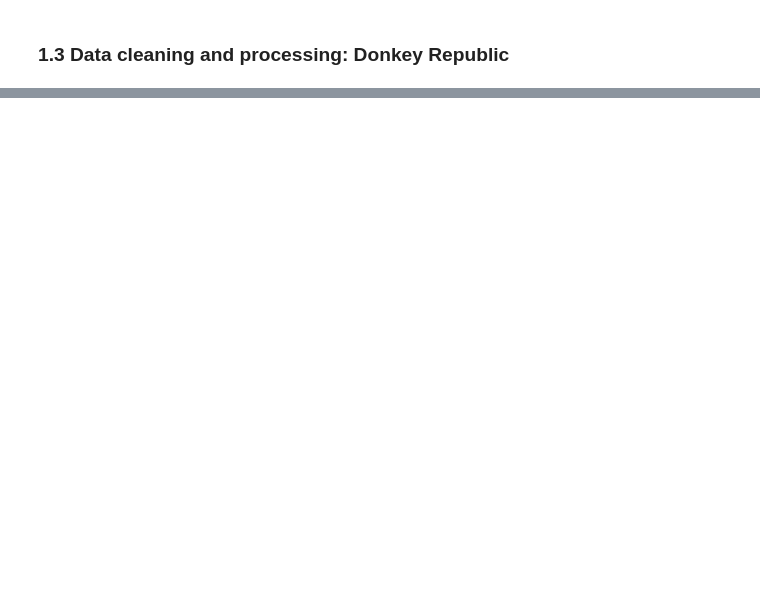
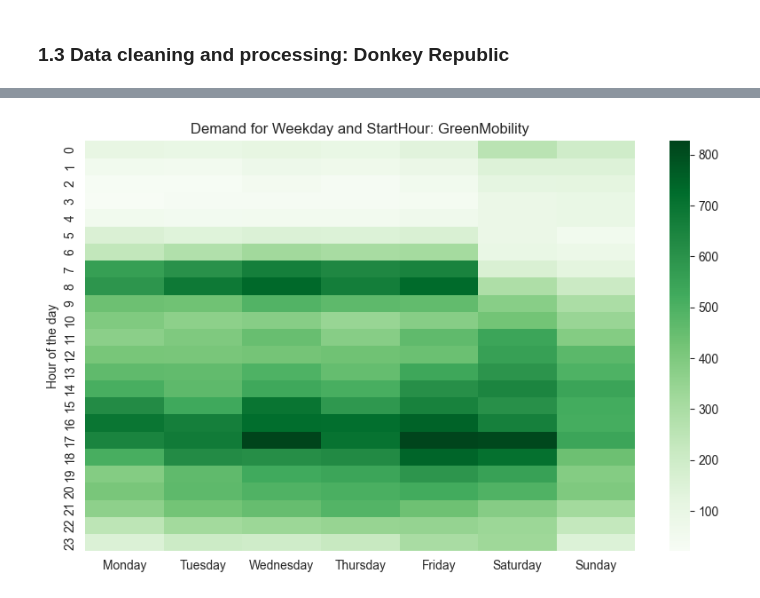
Before and after one commit to mihainipomici/multimodal_public_transport_copenhagen, a Jupyter notebook: notebooks/EDA_final.ipynb, the cells around one changed output, grey strips where cells are left out. Drawn from its saved outputs; the diff is of its cells as text; code cells hidden in the pictures; blank space fills up the shorter version.

```diff
--- a/notebooks/EDA_final.ipynb
+++ b/notebooks/EDA_final.ipynb
@@ -645 +802,7 @@ plt.show()
+# %%
+gm_processing['UserID'] = gm_processing['UserID'].astype(int)
+gm_processing_groupusers = gm_processing.groupby('UserID')\
+    .agg({'TripID':'count','TripDurationMinutes':'mean','KmDriven':'mean'})\
+    .reset_index().rename(columns={'TripID':'Number of trips','TripDurationMinutes':'Time (min)','KmDriven':'Trip (km)'})\
+    .sort_values('Number of trips',ascending=False)
 # %%
@@ -648,0 +1085,24 @@ gm_original.describe().T.style.format("{:.2f}")
+# %%
+import seaborn as sns
+import matplotlib.pyplot as plt
+# Assuming day_hour is a DataFrame you have defined earlier
+
+# Reshape the data into a matrix
+test_gm['StartHour'] = test_gm['StartHour'].astype(int)
+matrix = test_gm.pivot(index='StartHour', columns='Weekday', values='TripID')
+
+# Order list for the weekdays
+orderlist = ['Monday', 'Tuesday', 'Wednesday', 'Thursday', 'Friday', 'Saturday', 'Sunday']
+
+# Reindex the matrix according to the orderlist
+reordered_matrix = matrix.reindex(columns=orderlist)
+
+# Create the heatmap with the reordered matrix
+plt.figure(figsize=(10, 6))
+sns.heatmap(reordered_matrix, cmap='Greens', annot=False, fmt='d')
+plt.title('Demand for Weekday and StartHour: GreenMobility')
+plt.xlabel(None)
+plt.ylabel('Hour of the day')
+plt.show()
+# %% [output]
+[figure, added]
```
Also changed, not shown: parts of 57 cells of this notebook.
